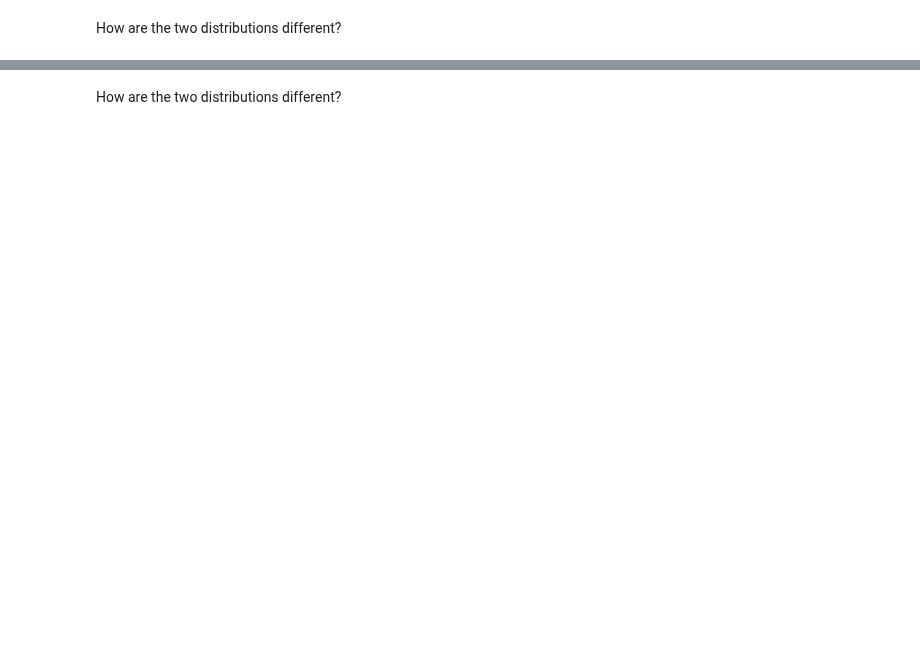
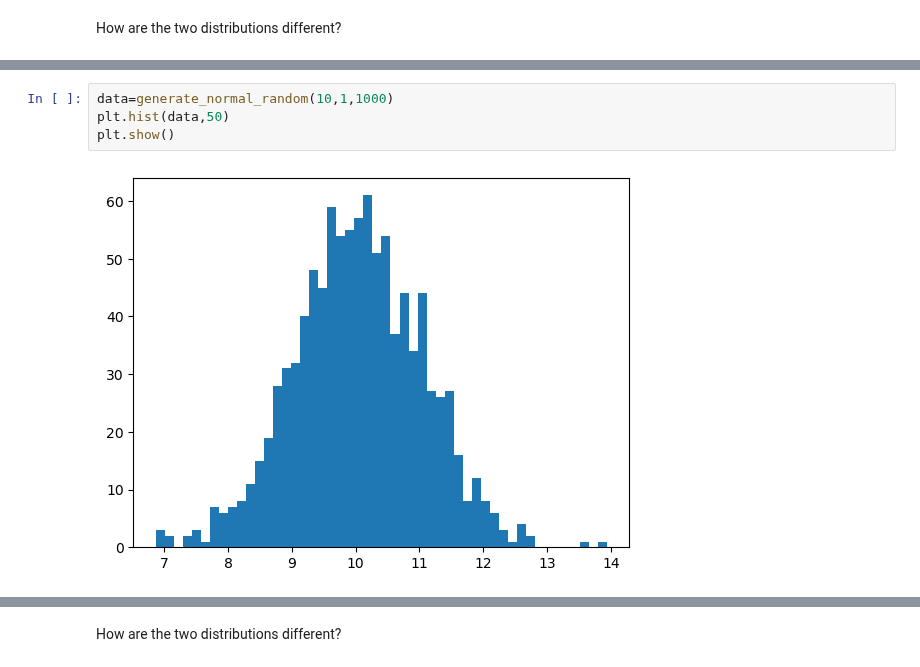
Before and after one commit to ta-data-lis/lab-probability-distributions, a Jupyter notebook: your-code/continuous.ipynb, the cells around one changed output, grey strips where cells are left out. Drawn from its saved outputs; the diff is of its cells as text; blank space fills up the shorter version.

```diff
--- a/your-code/continuous.ipynb
+++ b/your-code/continuous.ipynb
@@ -63,0 +101,6 @@ Expected output:
+# %%
+data=generate_normal_random(10,1,1000)
+plt.hist(data,50)
+plt.show()
+# %% [output]
+[figure, added]
```
Also changed, not shown: parts of 29 cells of this notebook.
